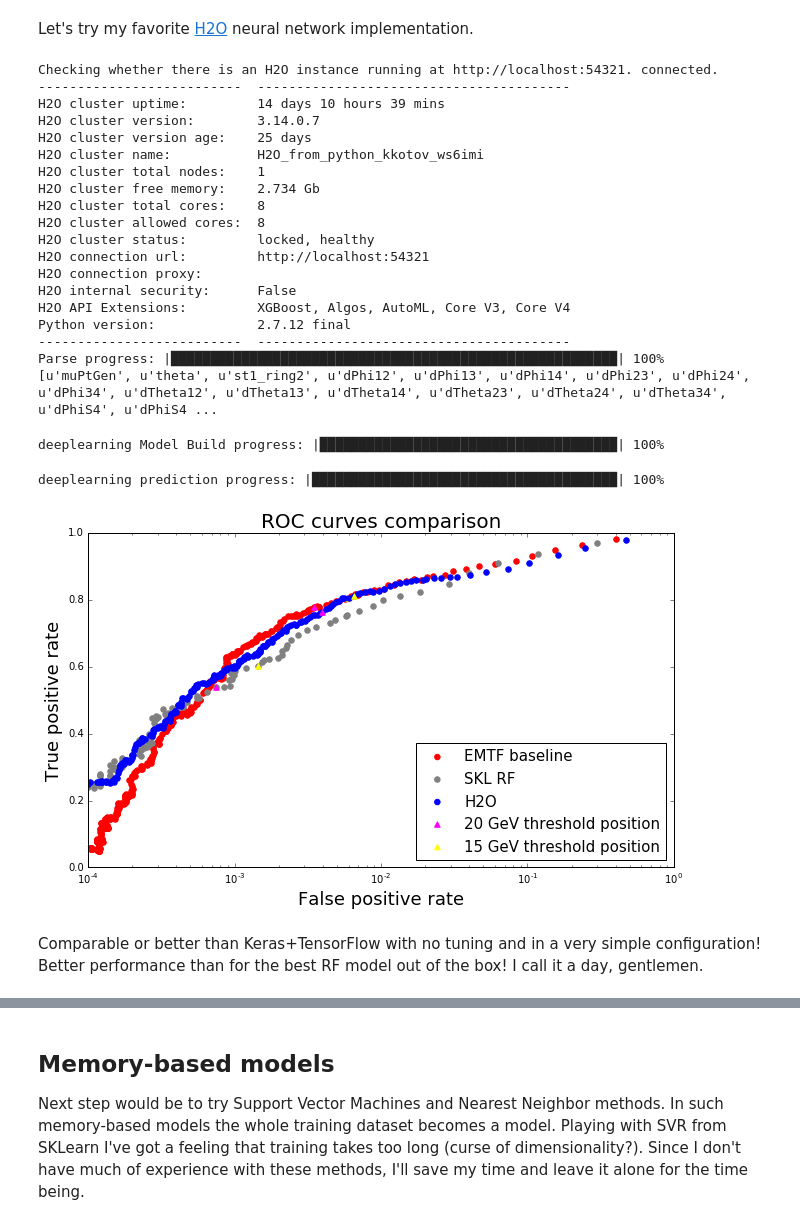
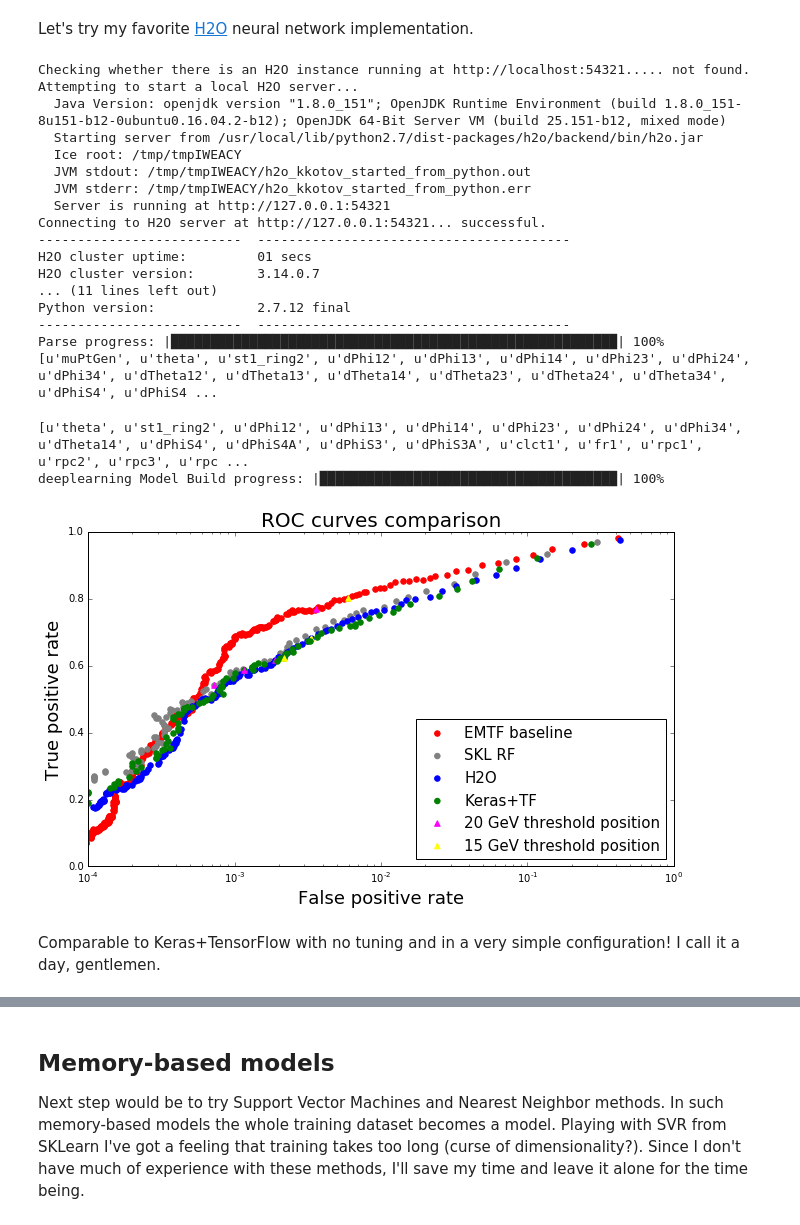
Before and after one commit to kkotov/emtfPtRegression, a Jupyter notebook: ModelSelection.ipynb, the cells around one changed output, grey strips where cells are left out. Drawn from its saved outputs; the diff is of its cells as text; code cells hidden in the pictures.

```diff
--- a/ModelSelection.ipynb
+++ b/ModelSelection.ipynb
@@ -864,14 +879,24 @@ import pandas as pd
 df0 = pd.read_csv('/home/kkotov/oldSim.csv')
 
 # categorical and continuous predictor columns
-cat = ['clct1', 'clct2', 'clct3', 'clct4',
-       'fr1',   'fr2',   'fr3',   'fr4',
+#cat = ['clct1', 'clct2', 'clct3', 'clct4',
+#       'fr1',   'fr2',   'fr3',   'fr4',
+#       'rpc1',  'rpc2',  'rpc3',  'rpc4',
+#       'st1_ring2']
+#cont = ['theta',
+#        'dPhi12',   'dPhi13',   'dPhi14',   'dPhi23',   'dPhi24',   'dPhi34',
+#        'dTheta12', 'dTheta13', 'dTheta14', 'dTheta23', 'dTheta24', 'dTheta34',
+#        'dPhiS4',   'dPhiS4A',  'dPhiS3',   'dPhiS3A']
+# only a subset of predictors were used to train the model that would fit into the pT LUT memory
+cat = ['clct1',
+       'fr1',
        'rpc1',  'rpc2',  'rpc3',  'rpc4',
        'st1_ring2']
 cont = ['theta',
         'dPhi12',   'dPhi13',   'dPhi14',   'dPhi23',   'dPhi24',   'dPhi34',
-        'dTheta12', 'dTheta13', 'dTheta14', 'dTheta23', 'dTheta24', 'dTheta34',
+        'dTheta14',
         'dPhiS4',   'dPhiS4A',  'dPhiS3',   'dPhiS3A']
+
 from copy import deepcopy
 # combine the above in a single list of predictors
 predictors = deepcopy(cat)
@@ -1344,21 +1366,19 @@ fr["invSqrt2PtTrue"] = 1./fr["muPtGen"].sqrt().sqrt()
 
 print fr.columns
 # %% [output]
-Checking whether there is an H2O instance running at http://localhost:54321. connected.
+Checking whether there is an H2O instance running at http://localhost:54321..... not found.
+Attempting to start a local H2O server...
+  Java Version: openjdk version "1.8.0_151"; OpenJDK Runtime Environment (build 1.8.0_151-8u151-b12-0ubuntu0.16.04.2-b12); OpenJDK 64-Bit Server VM (build 25.151-b12, mixed mode)
+  Starting server from /usr/local/lib/python2.7/dist-packages/h2o/backend/bin/h2o.jar
+  Ice root: /tmp/tmpIWEACY
+  JVM stdout: /tmp/tmpIWEACY/h2o_kkotov_started_from_python.out
+  JVM stderr: /tmp/tmpIWEACY/h2o_kkotov_started_from_python.err
+  Server is running at http://127.0.0.1:54321
+Connecting to H2O server at http://127.0.0.1:54321... successful.
 --------------------------  ----------------------------------------
-H2O cluster uptime:         14 days 10 hours 39 mins
+H2O cluster uptime:         01 secs
 H2O cluster version:        3.14.0.7
-H2O cluster version age:    25 days
-H2O cluster name:           H2O_from_python_kkotov_ws6imi
-H2O cluster total nodes:    1
-H2O cluster free memory:    2.734 Gb
-H2O cluster total cores:    8
-H2O cluster allowed cores:  8
-H2O cluster status:         locked, healthy
-H2O connection url:         http://localhost:54321
-H2O connection proxy:
-H2O internal security:      False
-H2O API Extensions:         XGBoost, Algos, AutoML, Core V3, Core V4
+... (11 lines left out)
 Python version:             2.7.12 final
 --------------------------  ----------------------------------------
 Parse progress: |█████████████████████████████████████████████████████████| 100%
@@ -1369,47 +1389,54 @@ from h2o.estimators.deeplearning import H2ODeepLearningEstimator
 # Arrange the a simple NN configuration with a couple of hidden layers comprising 50 units each
 h2oDlModel = H2ODeepLearningEstimator(
                  nfolds = 10,
-                 keep_cross_validation_predictions = True,
-                 keep_cross_validation_fold_assignment = True,
-                 #validation_frame = valid,
-                 #input_dropout_ratio = 0.2,
                  hidden = [50,50],
                  epochs = 100)
 
-predictors = range(1,31)
+# select only those predictors used to train the other models
+predictors = range(1, 9) # theta, st1_ring2, dPhi12, dPhi13, dPhi14, dPhi23, dPhi24, dPhi34
+predictors.append(11)    # dTheta14
+predictors.extend( range(15,20) ) # dPhiS3, dPhiS4, dPhiS4A, dPhiS3, dPhiS3A, clct1
+predictors.append(23)    # fr1
+predictors.extend( range(27,31) ) # rpc1, rpc2, rpc3, rpc4
+
+print [ fr.columns[i] for i in predictors ]
+
 train_data = fr[ fr["trainIdx"] == 1 ]
 test_data  = fr[ fr["trainIdx"] == 0 ]
 
 h2oDlModel.train(x = predictors, y = 35, training_frame = train_data)
 # %% [output]
+[u'theta', u'st1_ring2', u'dPhi12', u'dPhi13', u'dPhi14', u'dPhi23', u'dPhi24', u'dPhi34', u'dTheta14', u'dPhiS4', u'dPhiS4A', u'dPhiS3', u'dPhiS3A', u'clct1', u'fr1', u'rpc1', u'rpc2', u'rpc3', u'rpc ...
 deeplearning Model Build progress: |██████████████████████████████████████| 100%
 # %%
 # I load one of the previously saved models below
-_h2oDlModel = h2o.load_model("/home/kkotov/work/notebooks/DeepLearning_model_python_1509441710262_12")
+#_h2oDlModel = h2o.load_model("/home/kkotov/work/notebooks/DeepLearning_model_python_1509441710262_12")
+# otherwise use the one from above
+_h2oDlModel = h2oDlModel
 
 dlH2Otest = (1./_h2oDlModel.predict(test_data)['predict']).apply(lambda x: x*x*x*x).as_data_frame()["predict"].values.ravel()
 
 dlH2OROC = rocMetric( np.array( zip(test_data.as_data_frame()["muPtGen"].values.ravel(),
                                     [i for i in dlH2Otest],
                                     [1]*len(dlH2Otest) ),
                                dtype = stdTypes ),
                       binning)
 
 fig, ax0 = prepareRocPlot({"EMTF baseline": (baseROC, 'red'),
                            "H2O":           (dlH2OROC,'blue'),
                            "SKL RF":        (sklRfROC,'grey'),
+                           "Keras+TF":       (tf7ROC,'green'),
                            },{15:'yellow',20:'magenta'},
                           legPos='lower right')
 
 
 ax0.set_ylim(0.0, 1.)
 ax0.set_xlim(0.0001, 1.)
 plt.show()
 # %% [output]
-deeplearning prediction progress: |███████████████████████████████████████| 100%
-[figure, old version]
+[figure, new version]
 # %% [markdown]
-Comparable or better than Keras+TensorFlow with no tuning and in a very simple configuration! Better performance than for the best RF model out of the box! I call it a day, gentlemen.
+Comparable to Keras+TensorFlow with no tuning and in a very simple configuration! I call it a day, gentlemen.
 # %%
 fig, ax0 = plt.subplots(figsize=(10.5, 6), facecolor='white', edgecolor='white')
 plt.hist(test_data['muPtGen'].as_data_frame()["muPtGen"].values.ravel(), bins=100, range=[0, 50], alpha=0.5 )
```
Also changed, not shown: parts of 30 cells of this notebook.
